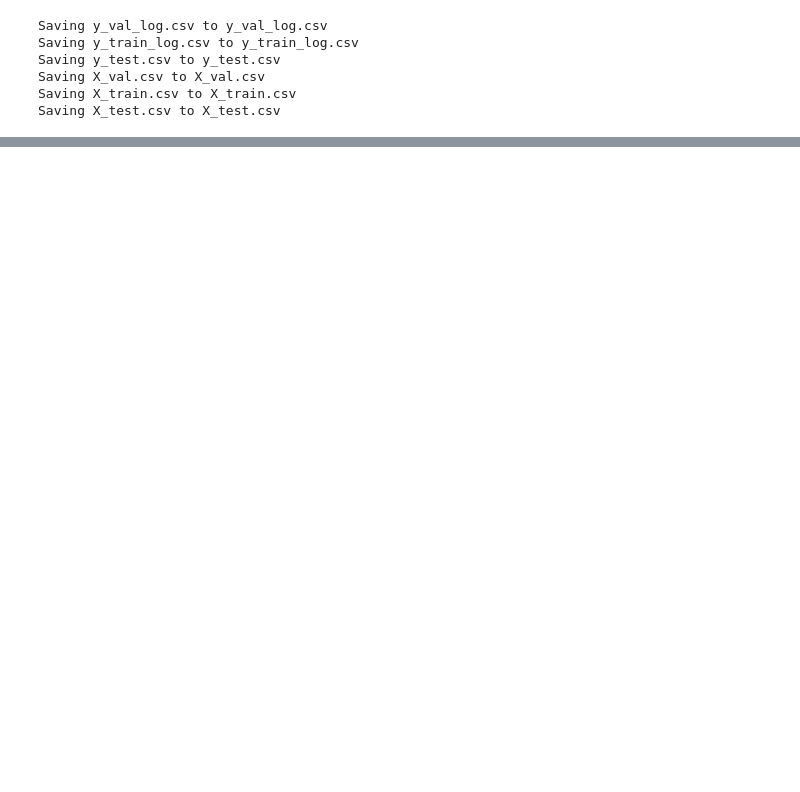
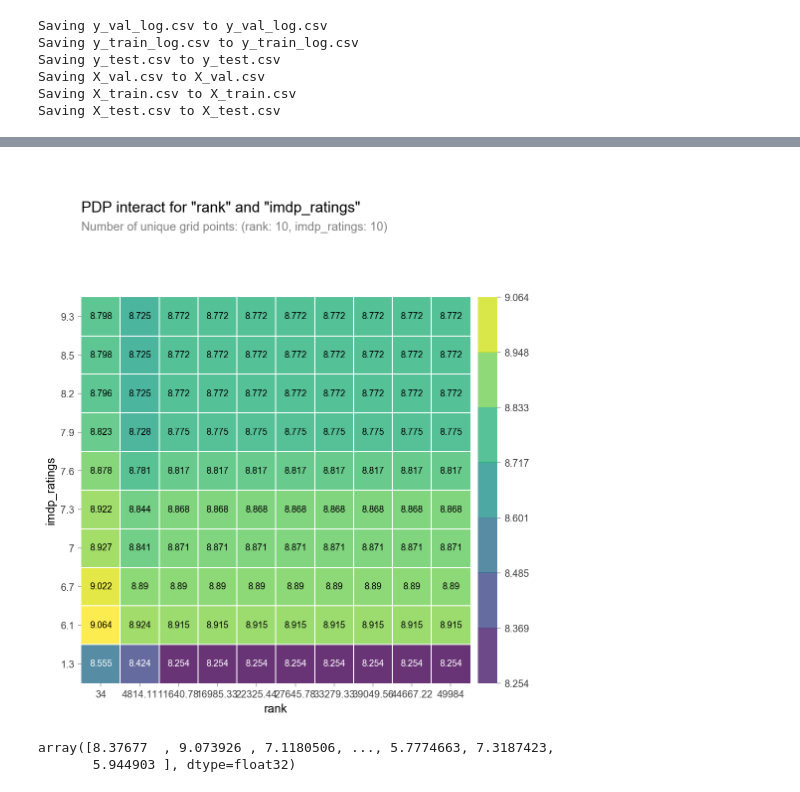
Before and after one commit to MinGyeongdo/Sesion2_projcet, a Jupyter notebook: Model_test.ipynb, the cells around one changed output, grey strips where cells are left out. Cells and saved outputs as stored; diff of their text form; code cells hidden in the pictures; blank space fills up the shorter version.

```diff
--- a/Model_test.ipynb
+++ b/Model_test.ipynb
@@ -121,0 +258,24 @@ KeyboardInterrupt: ignored
+# %%
+from pdpbox.pdp import pdp_interact, pdp_interact_plot
+
+features = ['rank', 'imdp_ratings']
+
+interaction = pdp_interact(
+    model=clf,
+    dataset=X_val,
+    model_features=X_val.columns,
+    features=features
+)
+# %%
+pdp_interact_plot(interaction, plot_type='grid',
+                  feature_names=features);
+# %% [output]
+[figure, added]
+# %%
+# 최종 예측 수행
+
+y_pred_log = clf.predict(X_test)
+y_pred_log
+# %% [output]
+array([8.37677  , 9.073926 , 7.1180506, ..., 5.7774663, 7.3187423,
+       5.944903 ], dtype=float32)
```
Also changed, not shown: parts of 17 cells of this notebook, 6 other files.
